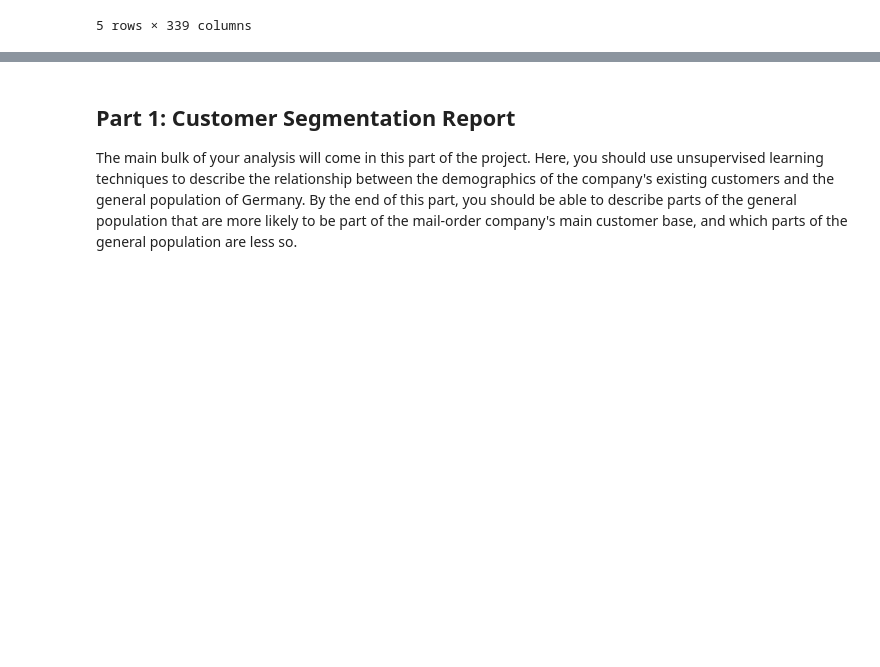
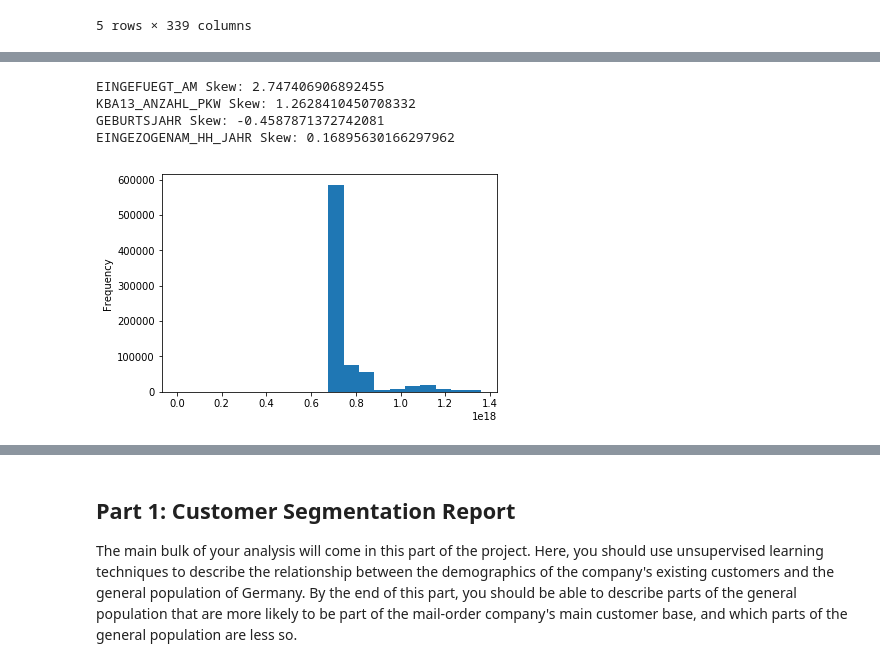
Before and after one commit to willacya/Bertelsmann-Arvato-Project, a Jupyter notebook: Arvato Project Workbook.ipynb, the cells around one changed output, grey strips where cells are left out. Drawn from its saved outputs; the diff is of its cells as text; code cells hidden in the pictures; blank space fills up the shorter version.

Commit message:
Skew data calculated

```diff
--- a/Arvato Project Workbook.ipynb
+++ b/Arvato Project Workbook.ipynb
@@ -517,0 +519,10 @@ Name: EINGEFUEGT_AM, Length: 2760, dtype: int64
+# %%
+for i in attribute_info.sort_values(by='NUM_VALUES', ascending=False)['ATTRIBUTE'][:4].values:
+
+    print(f'{i} Skew: {azdias[i].skew()}')
+# %% [output]
+EINGEFUEGT_AM Skew: 2.747406906892455
+KBA13_ANZAHL_PKW Skew: 1.2628410450708332
+GEBURTSJAHR Skew: -0.4587871372742081
+EINGEZOGENAM_HH_JAHR Skew: 0.16895630166297962
+[figure, added]
```
Also changed, not shown: parts of 10 cells of this notebook.
